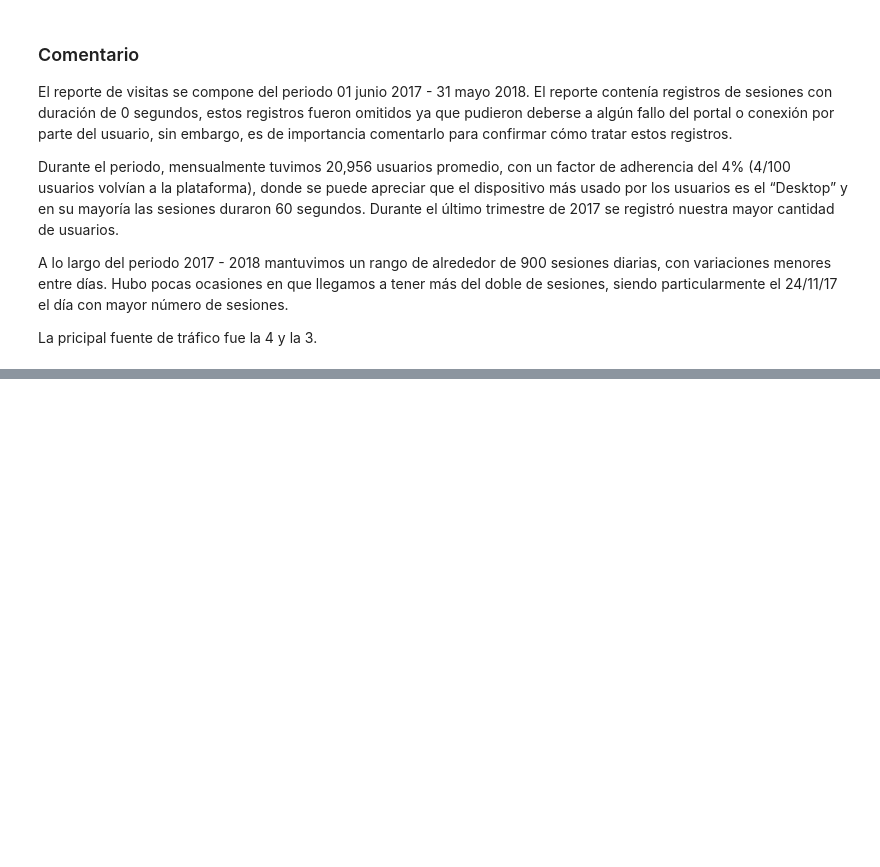
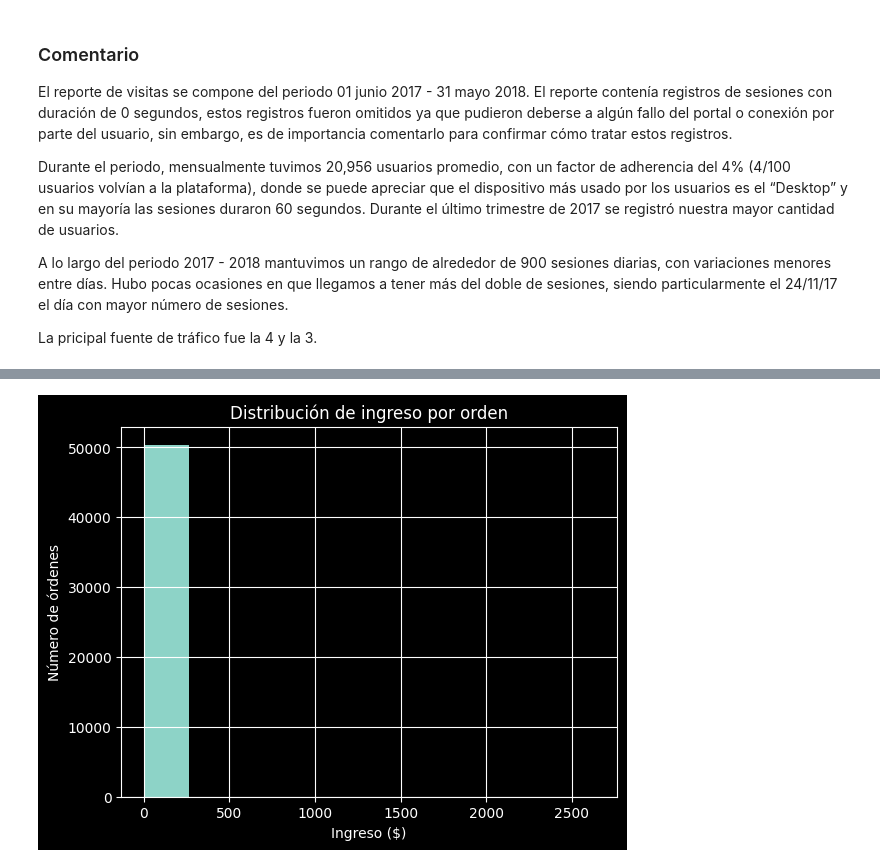
Before and after one commit to XivxnX/analisis_showz, a Jupyter notebook: analisis_showz.ipynb, the cells around one changed output, grey strips where cells are left out. Saved outputs shown, nothing was run; the diff lists cells and outputs as text; code cells hidden in the pictures; blank space fills up the shorter version.

```diff
--- a/analisis_showz.ipynb
+++ b/analisis_showz.ipynb
@@ -372,0 +419,9 @@ La pricipal fuente de tráfico fue la 4 y la 3.
+# %%
+# histograma de ingreso por orden
+orders['revenue'].hist()
+plt.title('Distribución de ingreso por orden')
+plt.xlabel('Ingreso ($)')
+plt.ylabel('Número de órdenes')
+plt.show()
+# %% [output]
+[figure, added]
```
Also changed, not shown: parts of 24 cells of this notebook.
